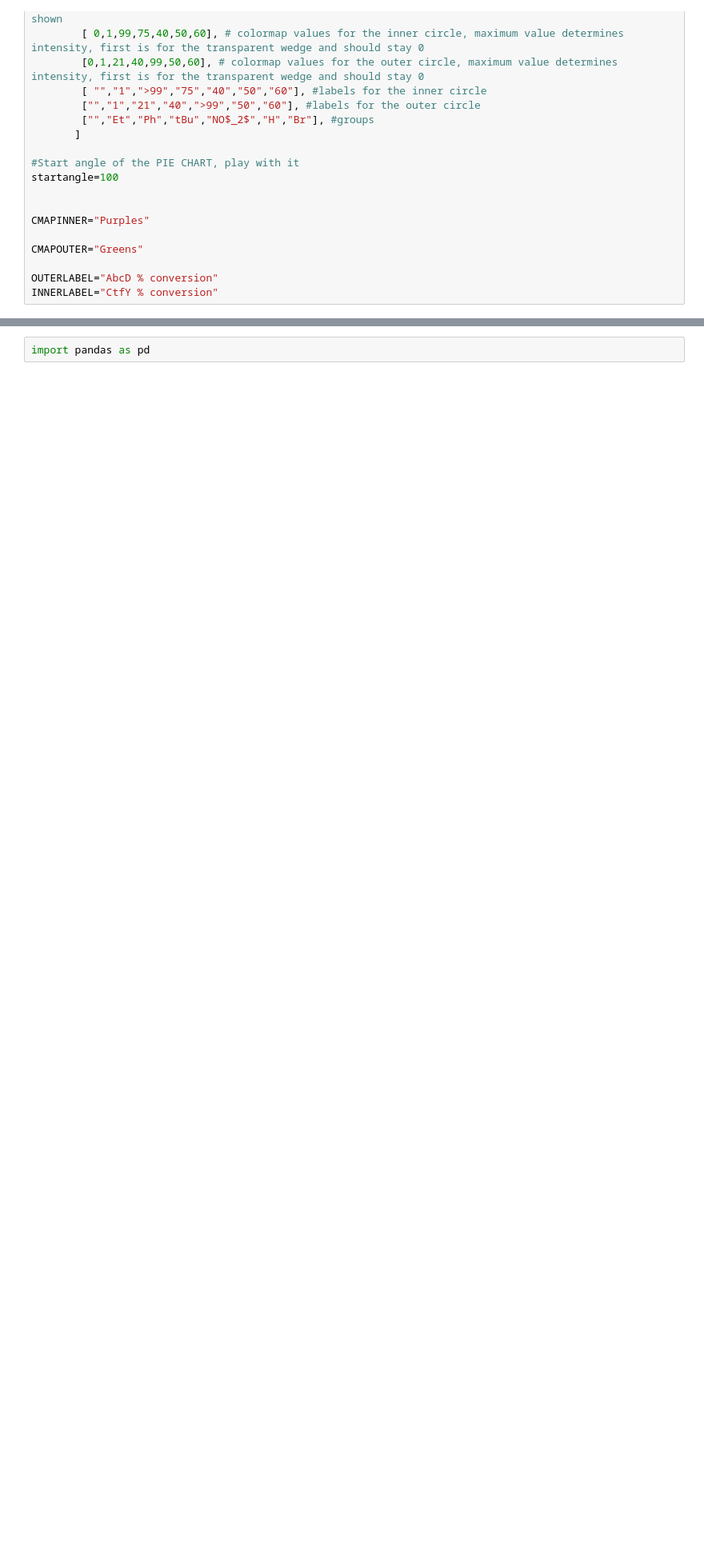
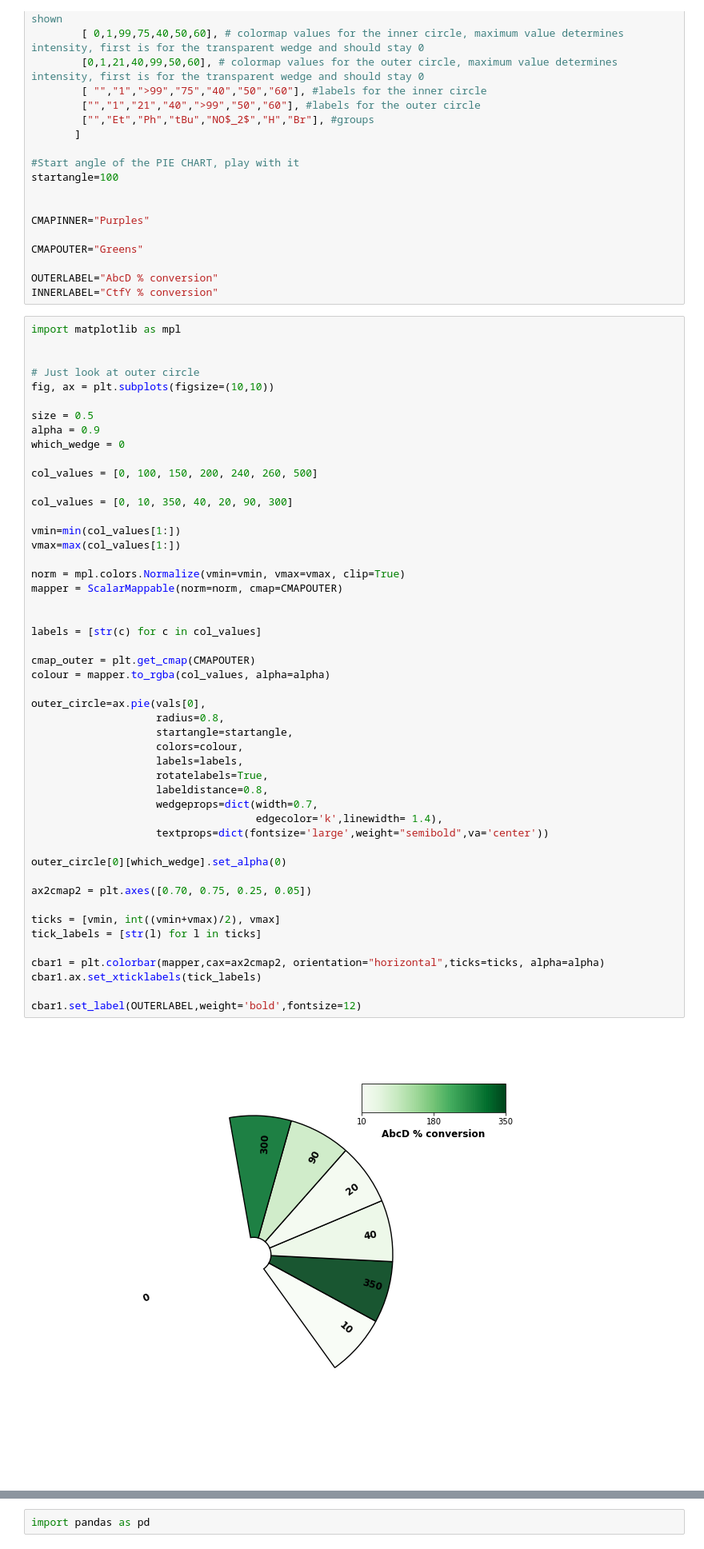
Before and after one commit to connectedblue/pdext_collection, a Jupyter notebook: pie_wedge/substrate.ipynb, the cells around one changed output, grey strips where cells are left out. Shown: that part at 80% size. Drawn from its saved outputs; the diff is of its cells as text; blank space fills up the shorter version.

```diff
--- a/pie_wedge/substrate.ipynb
+++ b/pie_wedge/substrate.ipynb
@@ -28,3 +28,54 @@ CMAPOUTER="Greens"
 
 OUTERLABEL="AbcD % conversion"
 INNERLABEL="CtfY % conversion"
+# %%
+import matplotlib as mpl
+
+
+# Just look at outer circle
+fig, ax = plt.subplots(figsize=(10,10))
+
+size = 0.5
+alpha = 0.9
+which_wedge = 0
+
+col_values = [0, 100, 150, 200, 240, 260, 500]
+
+col_values = [0, 10, 350, 40, 20, 90, 300]
+
+vmin=min(col_values[1:])
+vmax=max(col_values[1:])
+
+norm = mpl.colors.Normalize(vmin=vmin, vmax=vmax, clip=True)
+mapper = ScalarMappable(norm=norm, cmap=CMAPOUTER)
+
+
+labels = [str(c) for c in col_values]
+
+cmap_outer = plt.get_cmap(CMAPOUTER)
+colour = mapper.to_rgba(col_values, alpha=alpha)
+
+outer_circle=ax.pie(vals[0],
+                    radius=0.8,
+                    startangle=startangle,
+                    colors=colour,
+                    labels=labels,
+                    rotatelabels=True,
+                    labeldistance=0.8,
+                    wedgeprops=dict(width=0.7,
+                                    edgecolor='k',linewidth= 1.4),
+                    textprops=dict(fontsize='large',weight="semibold",va='center'))
+
+outer_circle[0][which_wedge].set_alpha(0)
+
+ax2cmap2 = plt.axes([0.70, 0.75, 0.25, 0.05])
+
+ticks = [vmin, int((vmin+vmax)/2), vmax]
+tick_labels = [str(l) for l in ticks]
+
+cbar1 = plt.colorbar(mapper,cax=ax2cmap2, orientation="horizontal",ticks=ticks, alpha=alpha)
+cbar1.ax.set_xticklabels(tick_labels)
+
+cbar1.set_label(OUTERLABEL,weight='bold',fontsize=12)
+# %% [output]
+[figure, added]
```
Also changed, not shown: parts of 8 cells of this notebook, 1 other file.
